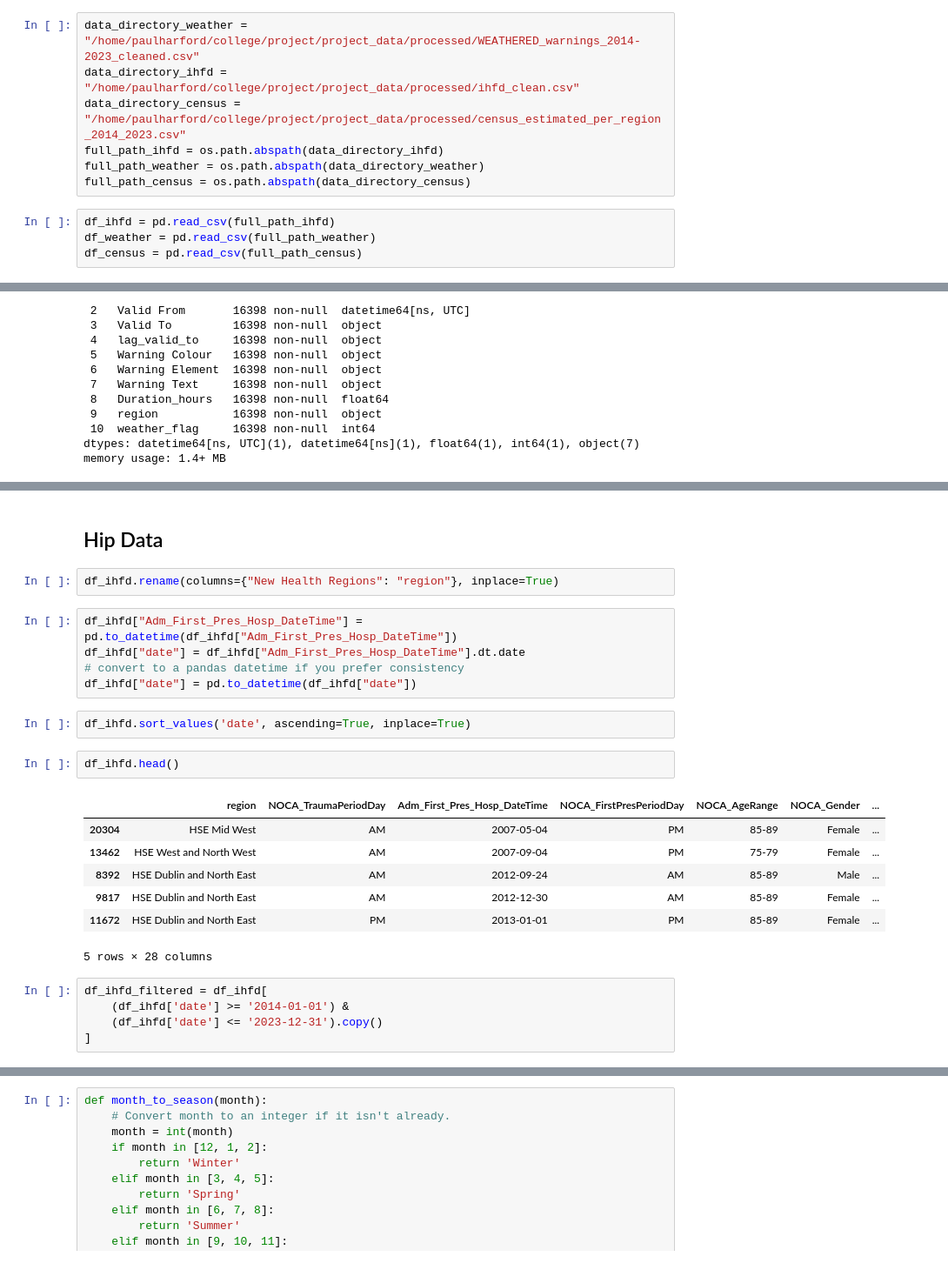
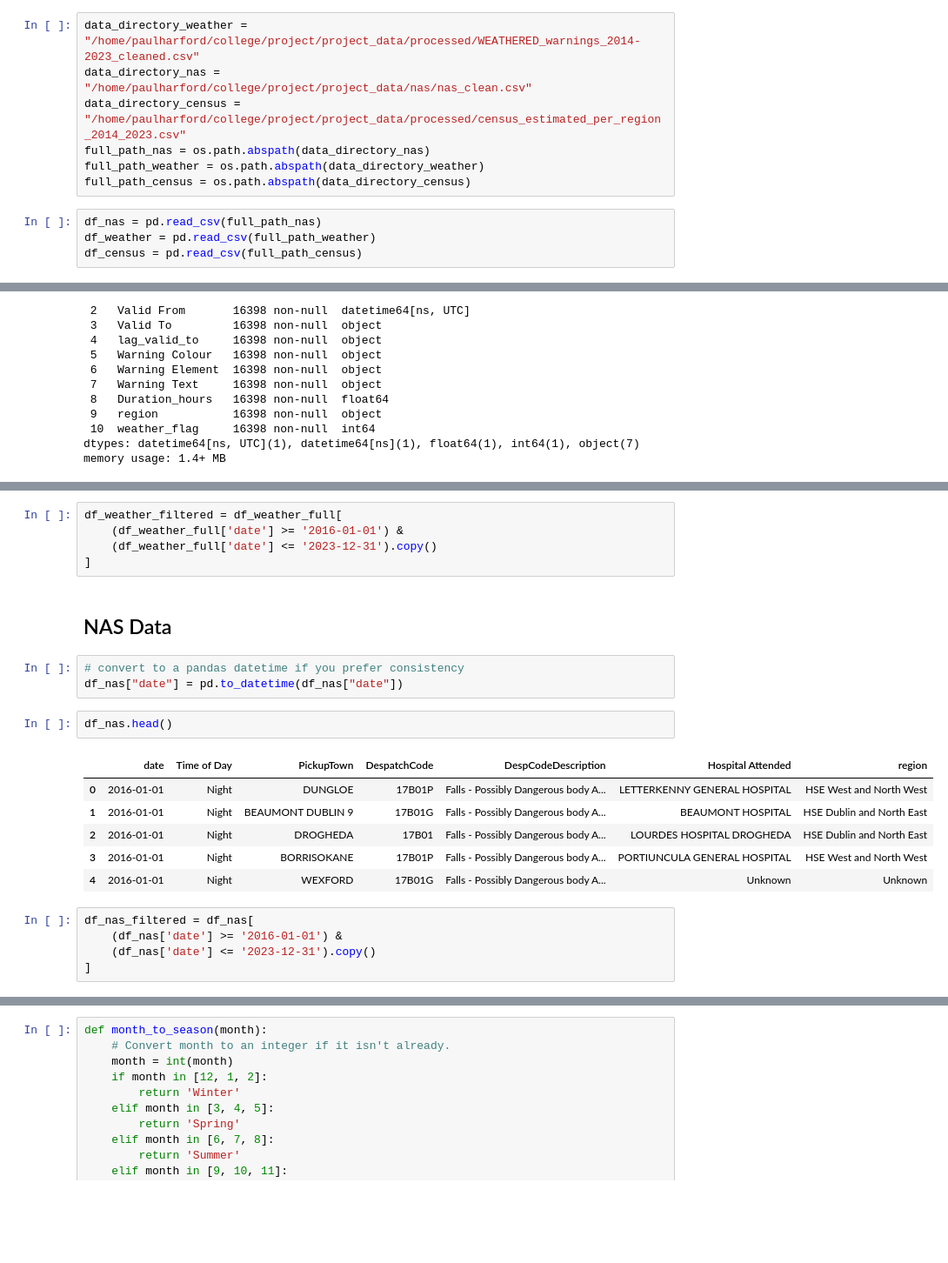
Before and after one commit to paulie57/ul_project_Msc_AI, a Jupyter notebook: analysis/processed_data/analysed_data/nas_statsmodels.ipynb, the cells around one changed output, grey strips where cells are left out. Shown at 87% size. Drawn from its saved outputs; the diff is of its cells as text; blank space fills up the shorter version.

```diff
--- a/analysis/processed_data/analysed_data/statsmodels.ipynb
+++ b/analysis/processed_data/analysed_data/nas_statsmodels.ipynb
@@ -21,13 +21,13 @@ import csv
 import openpyxl
 # %%
 data_directory_weather = "/home/paulharford/college/project/project_data/processed/WEATHERED_warnings_2014-2023_cleaned.csv"
-data_directory_ihfd = "/home/paulharford/college/project/project_data/processed/ihfd_clean.csv"
+data_directory_nas = "/home/paulharford/college/project/project_data/nas/nas_clean.csv"
 data_directory_census = "/home/paulharford/college/project/project_data/processed/census_estimated_per_region_2014_2023.csv"
-full_path_ihfd = os.path.abspath(data_directory_ihfd)
+full_path_nas = os.path.abspath(data_directory_nas)
 full_path_weather = os.path.abspath(data_directory_weather)
 full_path_census = os.path.abspath(data_directory_census)
 # %%
-df_ihfd = pd.read_csv(full_path_ihfd)
+df_nas = pd.read_csv(full_path_nas)
 df_weather = pd.read_csv(full_path_weather)
 df_census = pd.read_csv(full_path_census)
 # %%
@@ -127,29 +127,27 @@ df_weather_full.head(15)
 | 12 | 2014-01-06 | 2014-01-06 09:00:00+00:00 | 2014-01-06 09:00:00+00:00 | 2014-01-06 19:00:00+00:00 | 2014-01-07 07:00:00+00:00 | Orange | Wind | ... |
 | 13 | 2014-01-06 | 2014-01-06 19:00:00+00:00 | 2014-01-06 19:00:00+00:00 | 2014-01-06 23:59:00+00:00 | 2014-01-07 11:59:00+00:00 | Yellow | Wind | ... |
 | 14 | 2014-01-06 | 2014-01-06 21:00:00+00:00 | 2014-01-06 21:00:00+00:00 | 2014-01-07 05:00:00+00:00 | 2014-01-07 17:00:00+00:00 | Yellow | Wind | ... |
+# %%
+df_weather_filtered = df_weather_full[
+    (df_weather_full['date'] >= '2016-01-01') &
+    (df_weather_full['date'] <= '2023-12-31').copy()
+]
 # %% [markdown]
-## Hip Data
+## NAS Data
-# %%
-df_ihfd.rename(columns={"New Health Regions": "region"}, inplace=True)
 # %%
-df_ihfd["Adm_First_Pres_Hosp_DateTime"] = pd.to_datetime(df_ihfd["Adm_First_Pres_Hosp_DateTime"])
-df_ihfd["date"] = df_ihfd["Adm_First_Pres_Hosp_DateTime"].dt.date
 # convert to a pandas datetime if you prefer consistency
-df_ihfd["date"] = pd.to_datetime(df_ihfd["date"])
+df_nas["date"] = pd.to_datetime(df_nas["date"])
-# %%
-df_ihfd.sort_values('date', ascending=True, inplace=True)
 # %%
-df_ihfd.head()
+df_nas.head()
 # %% [output]
-|  | region | NOCA_TraumaPeriodDay | Adm_First_Pres_Hosp_DateTime | NOCA_FirstPresPeriodDay | NOCA_AgeRange | NOCA_Gender | ... |
-| 20304 | HSE Mid West | AM | 2007-05-04 | PM | 85-89 | Female | ... |
-| 13462 | HSE West and North West | AM | 2007-09-04 | PM | 75-79 | Female | ... |
-| 8392 | HSE Dublin and North East | AM | 2012-09-24 | AM | 85-89 | Male | ... |
-| 9817 | HSE Dublin and North East | AM | 2012-12-30 | AM | 85-89 | Female | ... |
-| 11672 | HSE Dublin and North East | PM | 2013-01-01 | PM | 85-89 | Female | ... |
+|  | date | Time of Day | PickupTown | DespatchCode | DespCodeDescription | Hospital Attended | region |
+| 0 | 2016-01-01 | Night | DUNGLOE | 17B01P | Falls - Possibly Dangerous body A... | LETTERKENNY GENERAL HOSPITAL | HSE West and North West |
+| 1 | 2016-01-01 | Night | BEAUMONT DUBLIN 9 | 17B01G | Falls - Possibly Dangerous body A... | BEAUMONT HOSPITAL | HSE Dublin and North East |
+| 2 | 2016-01-01 | Night | DROGHEDA | 17B01 | Falls - Possibly Dangerous body A... | LOURDES HOSPITAL DROGHEDA | HSE Dublin and North East |
+| 3 | 2016-01-01 | Night | BORRISOKANE | 17B01P | Falls - Possibly Dangerous body A... | PORTIUNCULA GENERAL HOSPITAL | HSE West and North West |
+| 4 | 2016-01-01 | Night | WEXFORD | 17B01G | Falls - Possibly Dangerous body A... | Unknown | Unknown |
-5 rows × 28 columns
 # %%
-df_ihfd_filtered = df_ihfd[
-    (df_ihfd['date'] >= '2014-01-01') &
-    (df_ihfd['date'] <= '2023-12-31').copy()
+df_nas_filtered = df_nas[
+    (df_nas['date'] >= '2016-01-01') &
+    (df_nas['date'] <= '2023-12-31').copy()
 ]
```
Also changed, not shown: parts of 51 cells of this notebook, 15 other files.
